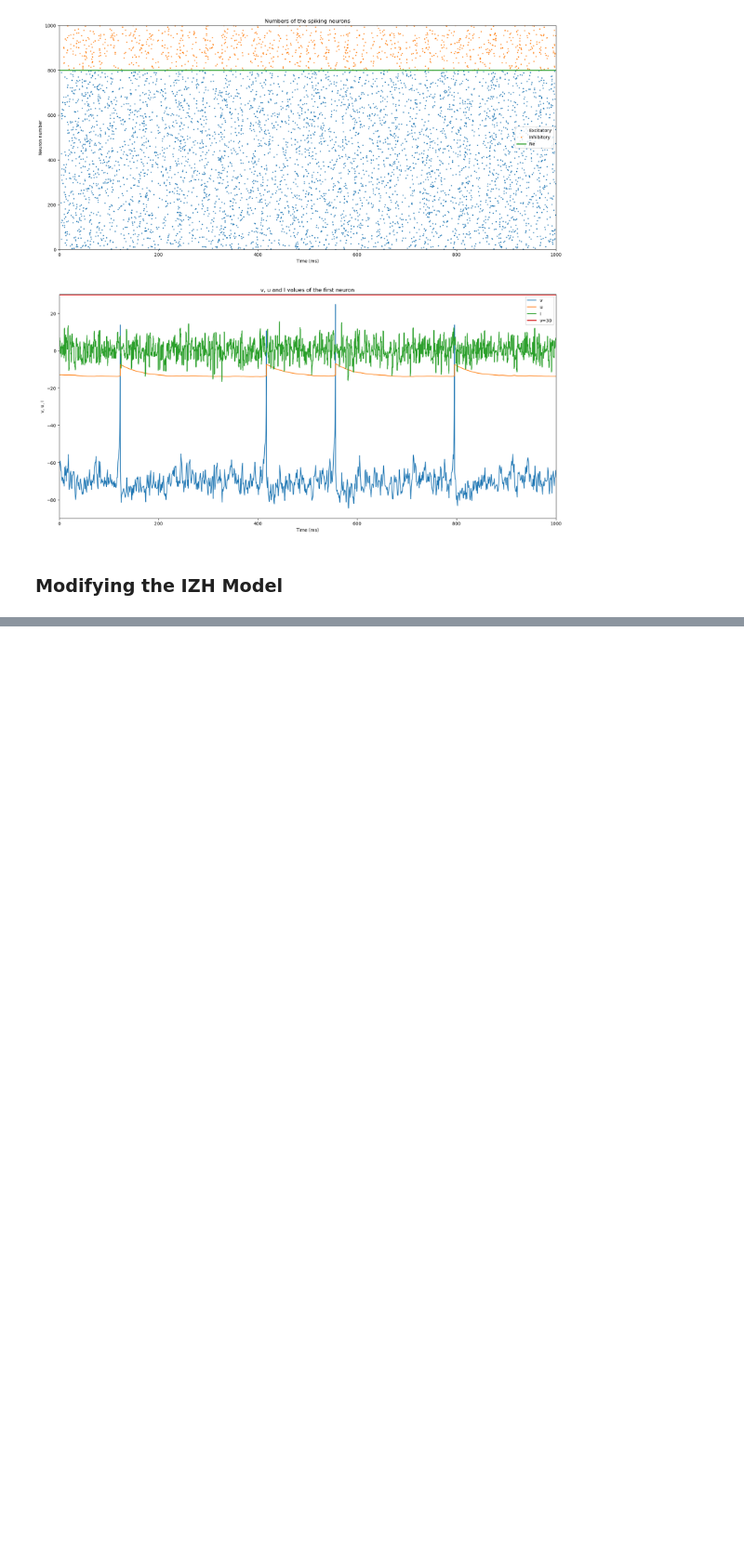
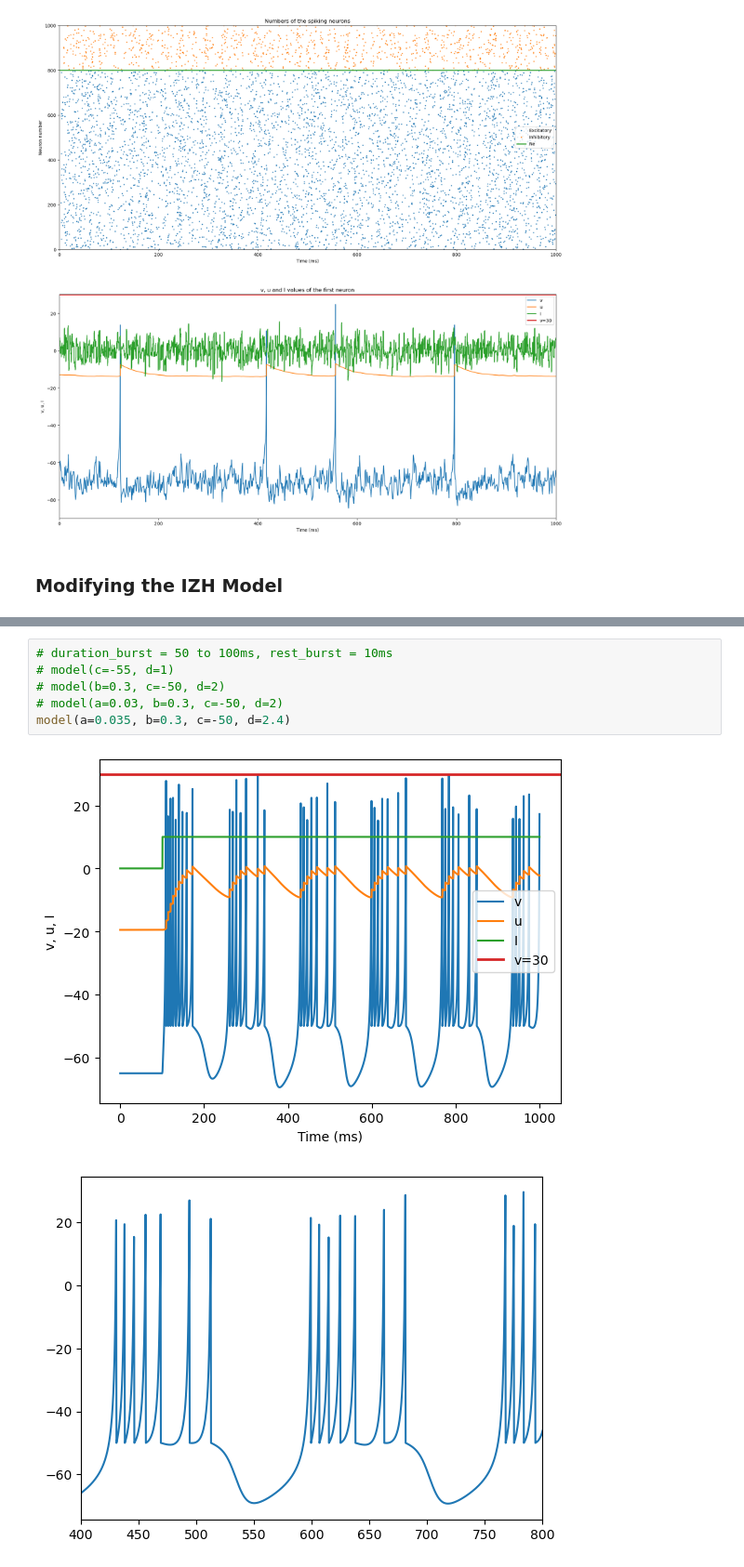
Before and after one commit to y-ng/SYDE-552, a Jupyter notebook: main.ipynb, the cells around one changed output, grey strips where cells are left out. Shown at 93% size. Saved outputs shown, nothing was run; the diff lists cells and outputs as text; blank space fills up the shorter version.

```diff
--- a/main.ipynb
+++ b/main.ipynb
@@ -423,0 +446,9 @@ model(c=-50)
+# %%
+# duration_burst = 50 to 100ms, rest_burst = 10ms
+# model(c=-55, d=1)
+# model(b=0.3, c=-50, d=2)
+# model(a=0.03, b=0.3, c=-50, d=2)
+model(a=0.035, b=0.3, c=-50, d=2.4)
+# %% [output]
+[figure, added]
+[figure, added]
```
Also changed, not shown: parts of 15 cells of this notebook.
